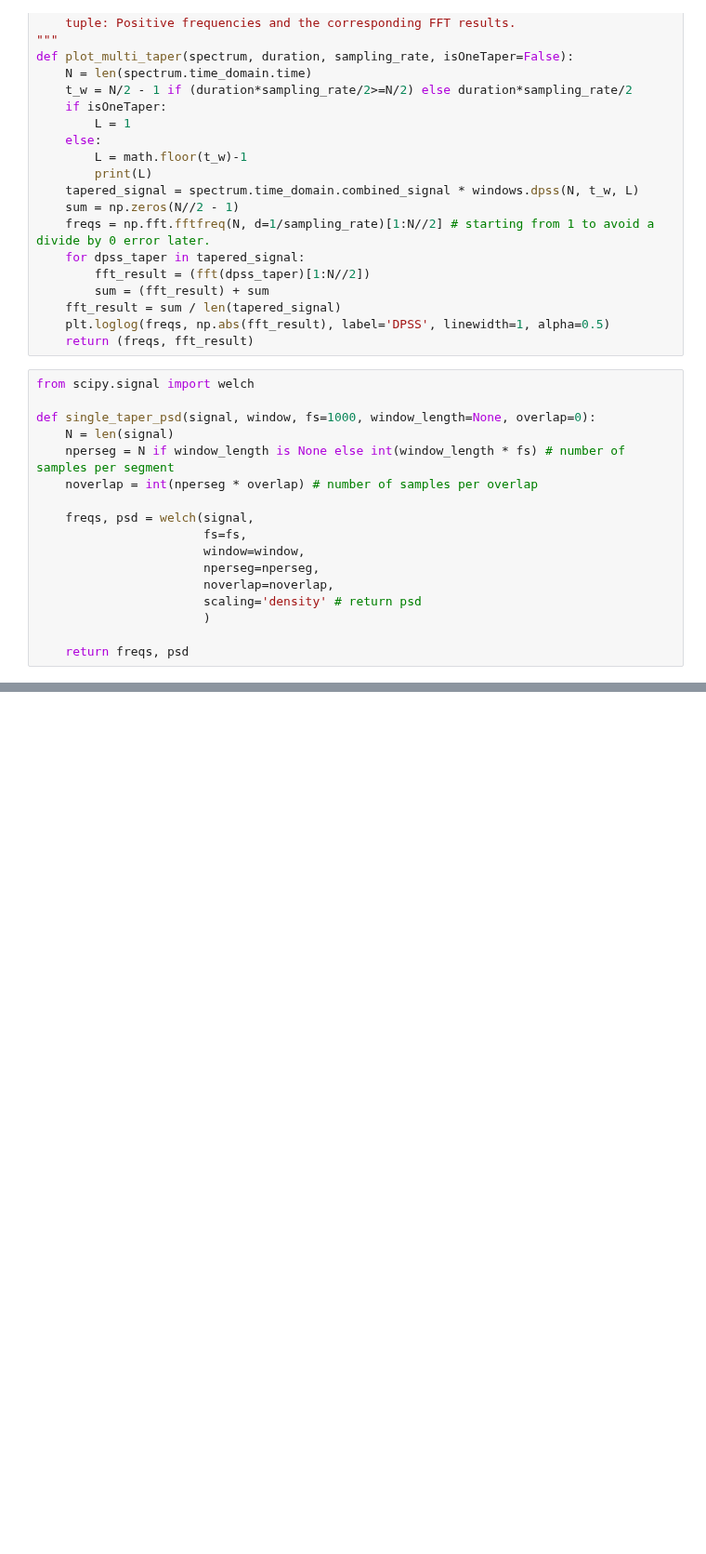
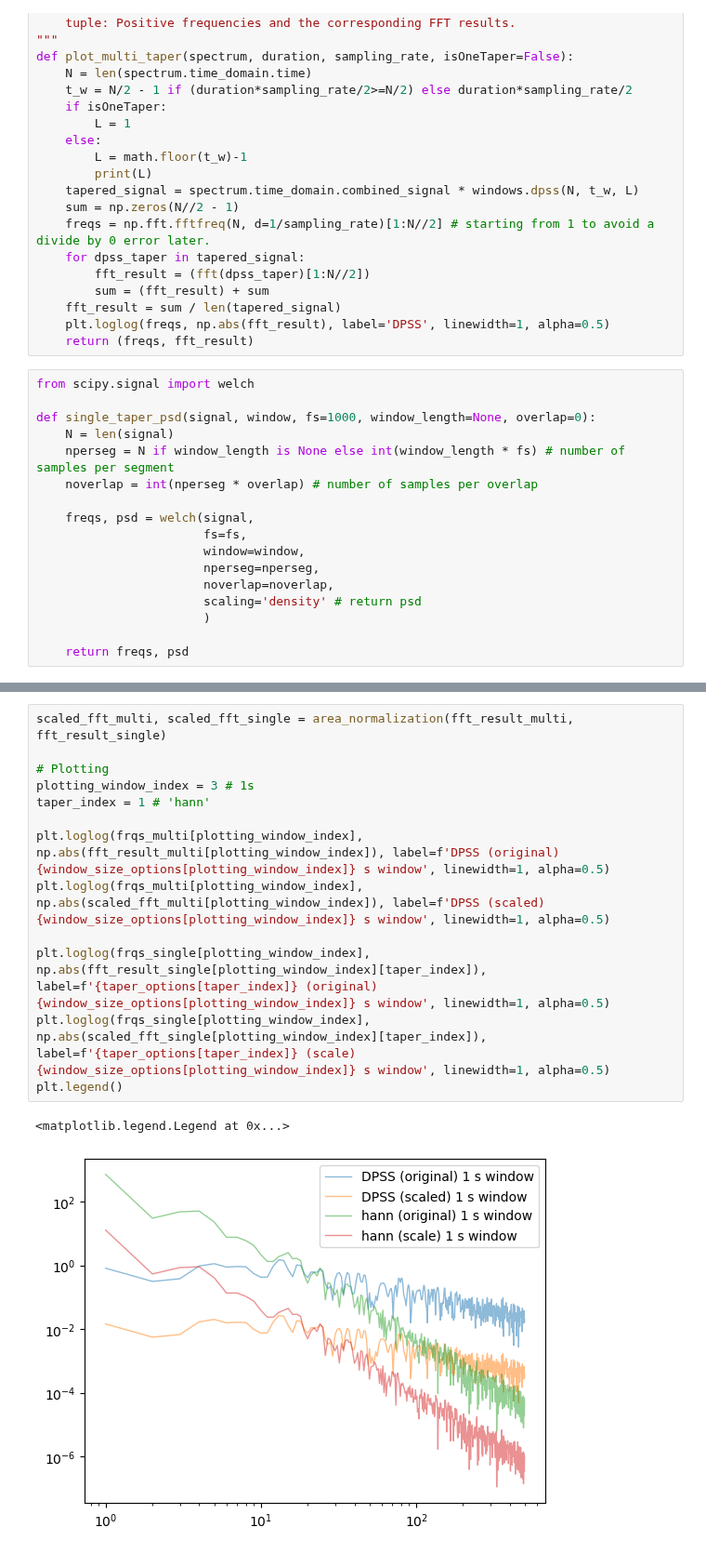
Before and after one commit to anika-kum/spectral-analysis-comparison, a Jupyter notebook: notebook.ipynb, the cells around one changed output, grey strips where cells are left out. Shown at 93% size. Cells and saved outputs as stored; diff of their text form; blank space fills up the shorter version.

Commit message:
added normalization

```diff
--- a/notebook.ipynb
+++ b/notebook.ipynb
@@ -179,0 +194,16 @@ plt.specgram(
+# %%
+scaled_fft_multi, scaled_fft_single = area_normalization(fft_result_multi, fft_result_single)
+
+# Plotting
+plotting_window_index = 3 # 1s
+taper_index = 1 # 'hann'
+
+plt.loglog(frqs_multi[plotting_window_index], np.abs(fft_result_multi[plotting_window_index]), label=f'DPSS (original) {window_size_options[plotting_window_index]} s window', linewidth=1, alpha=0.5)
+plt.loglog(frqs_multi[plotting_window_index], np.abs(scaled_fft_multi[plotting_window_index]), label=f'DPSS (scaled) {window_size_options[plotting_window_index]} s window', linewidth=1, alpha=0.5)
+
+plt.loglog(frqs_single[plotting_window_index], np.abs(fft_result_single[plotting_window_index][taper_index]), label=f'{taper_options[taper_index]} (original) {window_size_options[plotting_window_index]} s window', linewidth=1, alpha=0.5)
+plt.loglog(frqs_single[plotting_window_index], np.abs(scaled_fft_single[plotting_window_index][taper_index]), label=f'{taper_options[taper_index]} (scale) {window_size_options[plotting_window_index]} s window', linewidth=1, alpha=0.5)
+plt.legend()
+# %% [output]
+<matplotlib.legend.Legend at 0x...>
+[figure, added]
```
Also changed, not shown: parts of 5 cells of this notebook, 1 other file.
